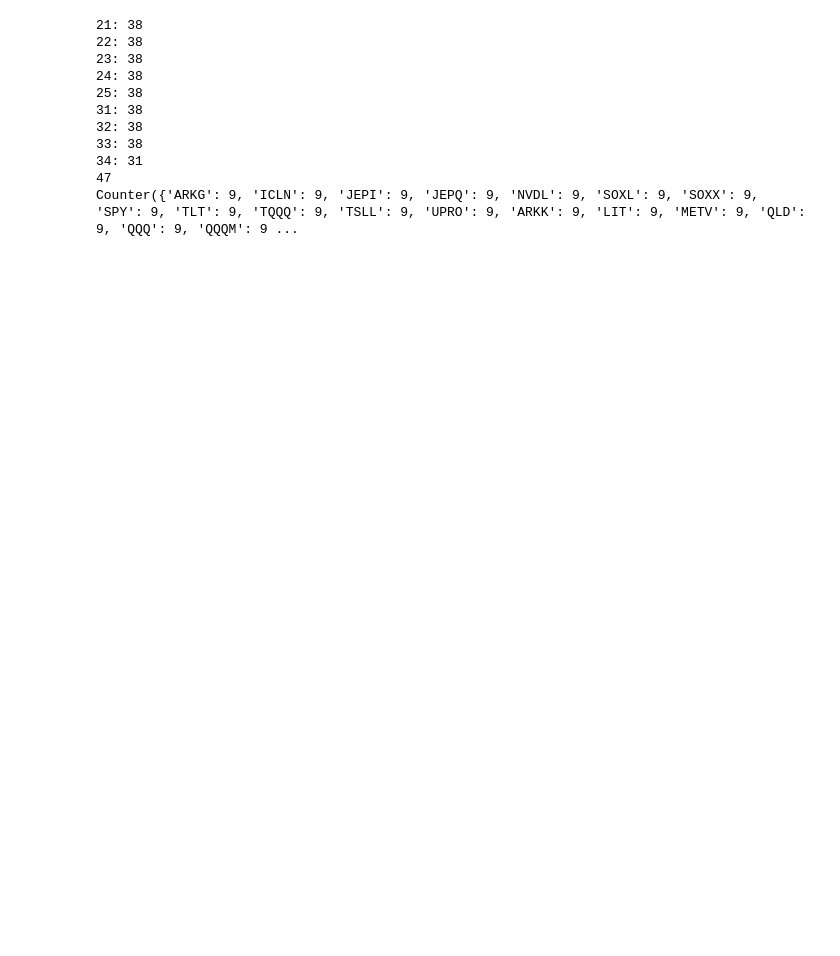
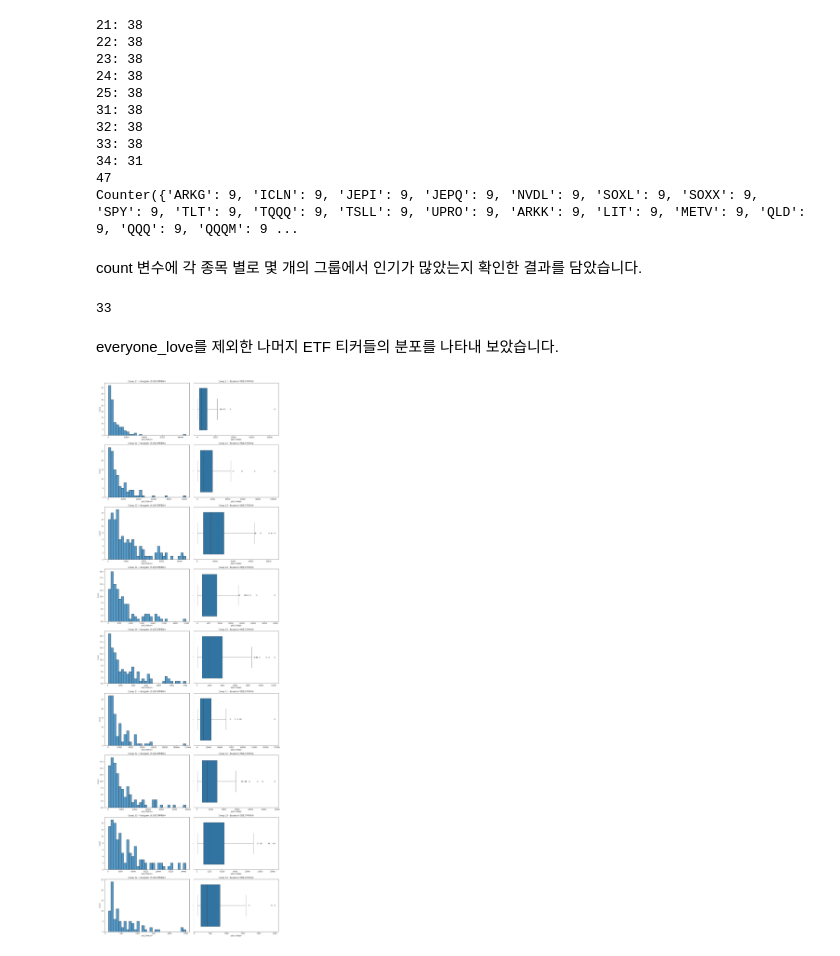
Before and after one commit to WonchanMoon/DSHY, a Jupyter notebook: EDA 실습/농협 공모전/main_upload.ipynb, the cells around one changed output. Cells and saved outputs as stored; diff of their text form; code cells hidden in the pictures; blank space fills up the shorter version.

```diff
--- a/EDA 실습/농협 공모전/main_upload.ipynb
+++ b/EDA 실습/농협 공모전/main_upload.ipynb
@@ -501,3 +503,34 @@ print(count)
 34: 31
 47
 Counter({'ARKG': 9, 'ICLN': 9, 'JEPI': 9, 'JEPQ': 9, 'NVDL': 9, 'SOXL': 9, 'SOXX': 9, 'SPY': 9, 'TLT': 9, 'TQQQ': 9, 'TSLL': 9, 'UPRO': 9, 'ARKK': 9, 'LIT': 9, 'METV': 9, 'QLD': 9, 'QQQ': 9, 'QQQM': 9 ...
+# %% [markdown]
+count 변수에 각 종목 별로 몇 개의 그룹에서 인기가 많았는지 확인한 결과를 담았습니다.
+# %%
+# 7개 이상의 그룹에서 인기가 많았던 ETF를 추출하여
+# dict_0726의 value값들중 everyone_love에 있는 티커를 제거
+everyone_love = [key for key, value in count.items() if value >= 7]
+dict_0726 = {key: value[~value.index.isin(everyone_love)] for key, value in dict_0726.items()}
+print(len(everyone_love))
+# %% [output]
+33
+# %% [markdown]
+everyone_love를 제외한 나머지 ETF 티커들의 분포를 나타내 보았습니다.
+# %%
+# 한글 폰트 설정
+plt.rc('font', family='NanumGothic')
+# 히스토그램과 박스플롯을 그리기 위한 설정
+fig, axes = plt.subplots(len(dict_0726), 2, figsize=(15, 5 * len(dict_0726)))
+
+for i, (group_name, df) in enumerate(dict_0726.items()):
+    # 히스토그램
+    sns.histplot(df['보유고객계좌수'], bins=30, ax=axes[i, 0])
+    axes[i, 0].set_title(f'Group {group_name} - Histogram of 보유고객계좌수')
+
+    # 박스플롯
+    sns.boxplot(x=df['보유고객계좌수'], ax=axes[i, 1])
+    axes[i, 1].set_title(f'Group {group_name} - Boxplot of 보유고객계좌수')
+
+plt.tight_layout()
+plt.show()
+# %% [output]
+[figure, added]
```
Also changed, not shown: parts of 1 cell of this notebook.
